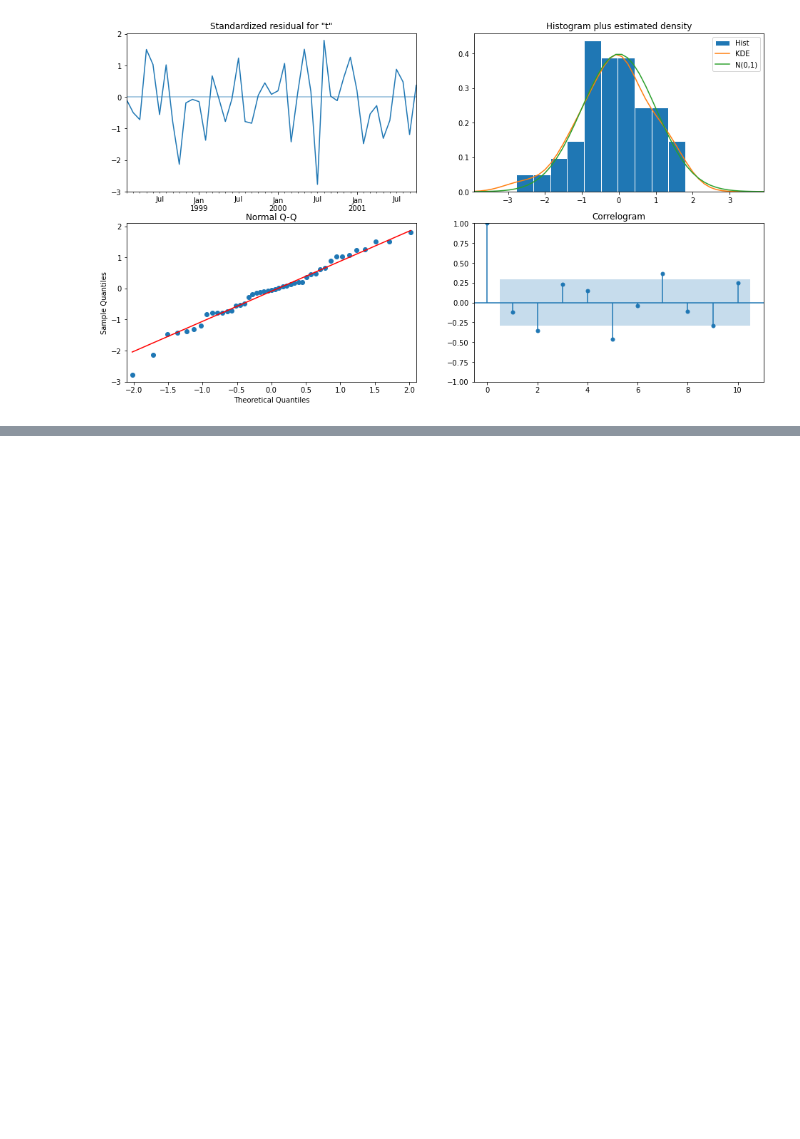
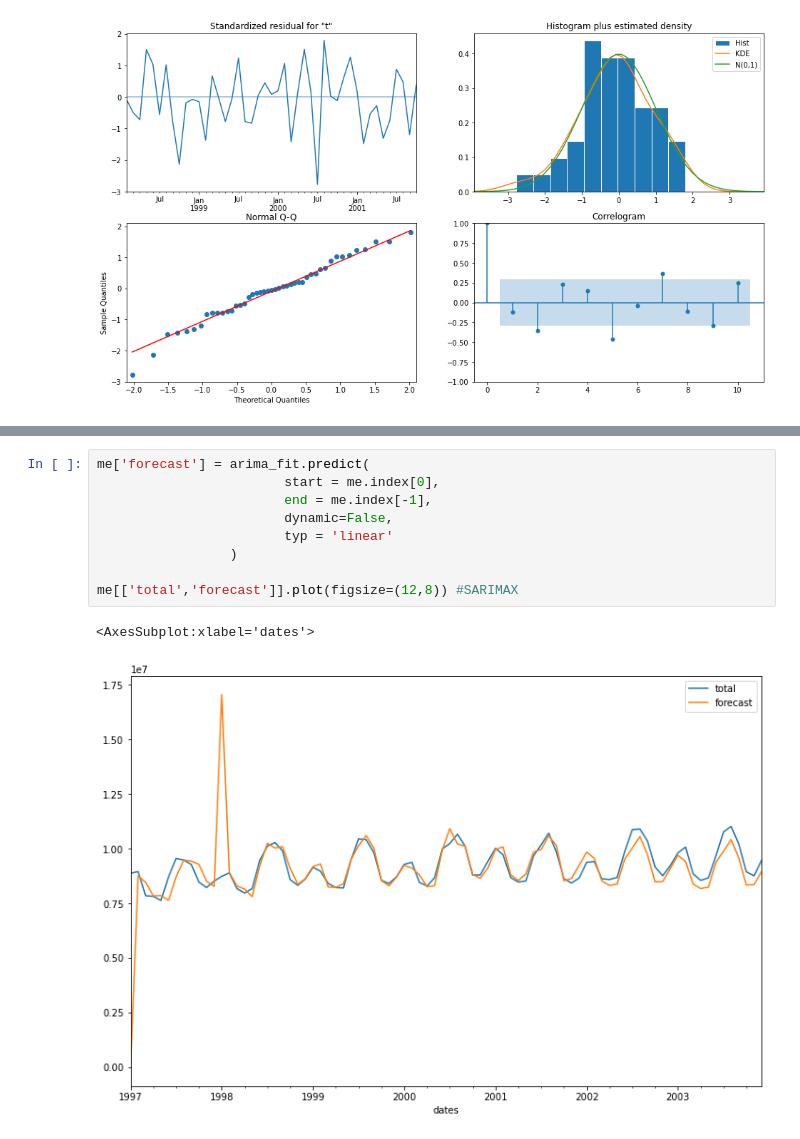
Before and after one commit to sujeengim/TimeSeries-ARIMA, a Jupyter notebook: clean.ipynb, the cells around one changed output, grey strips where cells are left out. Saved outputs shown, nothing was run; the diff lists cells and outputs as text; blank space fills up the shorter version.

```diff
--- a/clean.ipynb
+++ b/clean.ipynb
@@ -281,0 +316,12 @@ Figure(1152x648)
+# %%
+me['forecast'] = arima_fit.predict(
+                        start = me.index[0],
+                        end = me.index[-1],
+                        dynamic=False,
+                        typ = 'linear'
+                 )
+
+me[['total','forecast']].plot(figsize=(12,8)) #SARIMAX
+# %% [output]
+<AxesSubplot:xlabel='dates'>
+[figure, added]
```
Also changed, not shown: parts of 15 cells of this notebook.
